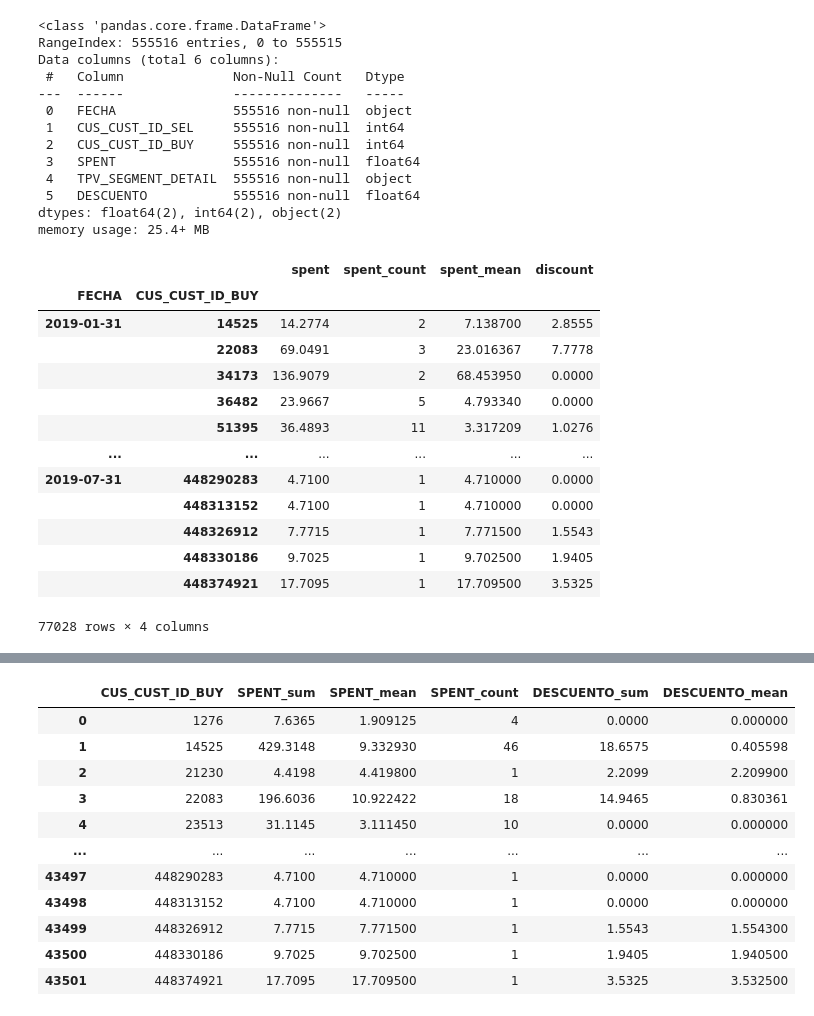
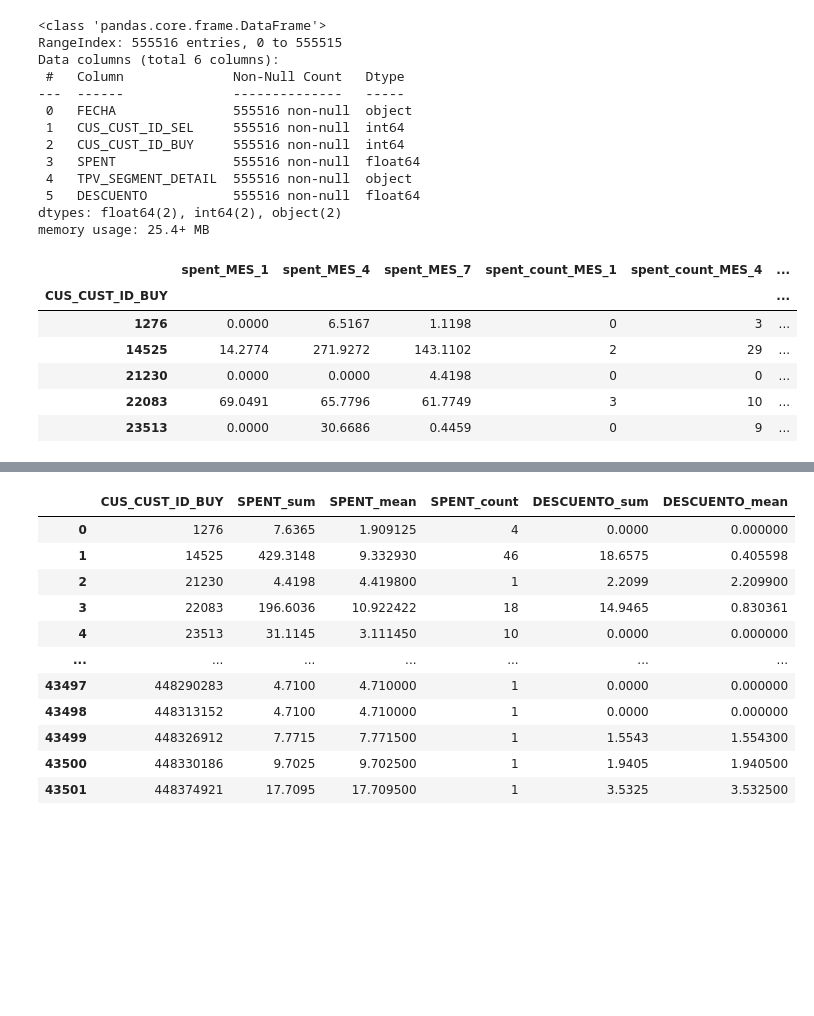
Before and after one commit to EmilianoLS/Data-Science, a Jupyter notebook: churn_model_meli/notebooks/churn_model.ipynb, the cells around one changed output, grey strips where cells are left out. Saved outputs shown, nothing was run; the diff lists cells and outputs as text; code cells hidden in the pictures; blank space fills up the shorter version.

```diff
--- a/churn_model_meli/notebooks/churn_model.ipynb
+++ b/churn_model_meli/notebooks/churn_model.ipynb
@@ -90,20 +90,3 @@ payments['FECHA'] = [datetime.datetime.strptime(x, '%Y-%m-%d') for x in payments
 # Por eso primero se dummiza el dataframe payments para que los distintos segmentos estén por columna
 
 payments = pd.get_dummies(payments, columns = ['TPV_SEGMENT_DETAIL'], prefix = ['segment'])
-# %%
-payments.groupby([pd.Grouper(key = 'FECHA', freq = '3M'), 'CUS_CUST_ID_BUY'], as_index = True).agg(spent = ('SPENT', 'sum'), spent_count = ('SPENT', 'count'), spent_mean = ('SPENT', 'mean'), discount = ('DESCUENTO','sum'))
-# %% [output]
-|  |  | spent | spent_count | spent_mean | discount |
-| FECHA | CUS_CUST_ID_BUY |  |  |  |  |
-| 2019-01-31 | 14525 | 14.2774 | 2 | 7.138700 | 2.8555 |
-|  | 22083 | 69.0491 | 3 | 23.016367 | 7.7778 |
-|  | 34173 | 136.9079 | 2 | 68.453950 | 0.0000 |
-|  | 36482 | 23.9667 | 5 | 4.793340 | 0.0000 |
-|  | 51395 | 36.4893 | 11 | 3.317209 | 1.0276 |
-| ... | ... | ... | ... | ... | ... |
-| 2019-07-31 | 448290283 | 4.7100 | 1 | 4.710000 | 0.0000 |
-|  | 448313152 | 4.7100 | 1 | 4.710000 | 0.0000 |
-|  | 448326912 | 7.7715 | 1 | 7.771500 | 1.5543 |
-|  | 448330186 | 9.7025 | 1 | 9.702500 | 1.9405 |
-|  | 448374921 | 17.7095 | 1 | 17.709500 | 3.5325 |
-77028 rows × 4 columns
@@ -110,20 +100,47 @@ payments.groupby([pd.Grouper(key = 'FECHA', freq = '3M'), 'CUS_CUST_ID_BUY'], as
 # %%
 # Funcion de agregacion por ventanas de tiempo
-payments_group_date = payments.groupby([pd.Grouper(key = 'FECHA', freq = '3M'), 'CUS_CUST_ID_BUY'], as_index = True).agg(spent = ('SPENT', 'sum'),
+payments_group_date = payments.groupby([pd.Grouper(key = 'FECHA', freq = '3M'), 'CUS_CUST_ID_BUY'], as_index = True).agg(segment_cellphone_recharge = ('SPENT', 'sum'),
                                                                                                                          spent_count = ('SPENT', 'count'),
                                                                                                                          spent_mean = ('SPENT', 'mean'),
                                                                                                                          discount = ('DESCUENTO','sum'),
                                                                                                                          discount_mean = ('DESCUENTO','mean'))
 payments_group_date = payments_group_date.reset_index()
+
+# Creo la variable mes como objeto para dummizar
 payments_group_date['MES'] = [str(x.month) for x in payments_group_date['FECHA']]
+
+# Variable util para automatizar la agregacion
 k = len(payments_group_date['MES'].unique())
+
+# Creo variables dummies
 payments_group_date = pd.get_dummies(payments_group_date, columns = ['MES'])
+
+# Obtengo los indices inicial y final de las columnas dummies porque despues se iran agregando nuevas
+# columnas en la medida que las multiplique por los features obtenidos anteriormente
 max_index = payments_group_date.shape[1] - 1
 low_index = max_index  + 1 - k
 
-payments_group_date
+# Lista de columnas a elminar una vez finalizado el proceso
+drop_cols = payments_group_date.columns[low_index:max_index + 1].values.tolist() + ['spent','spent_count','spent_mean','discount','discount_mean']
 
+# Loop que ira greando una nueva columna por cada feature y variable dummie existente.
+# La idea es que se multiplica la variable dummie por el valor de cada feature
 for col1 in payments_group_date.columns[2:low_index]:
     for col2 in payments_group_date.columns[low_index:max_index + 1]:
         col_name = col1 + '_' + col2
         payments_group_date[col_name] = payments_group_date[col2].multiply(payments_group_date[col1], axis = 'index')
+
+# Elimino columnas que ya no uso
+payments_group_date.drop(columns = drop_cols, axis = 1, inplace = True)
+
+# Group by customer y obtengo un registro unico por cada uno
+payments_group_date = payments_group_date.groupby('CUS_CUST_ID_BUY').sum()
+payments_group_date.head()
+# %% [output]
+|  | spent_MES_1 | spent_MES_4 | spent_MES_7 | spent_count_MES_1 | spent_count_MES_4 | ... |
+| CUS_CUST_ID_BUY |  |  |  |  |  | ... |
+| 1276 | 0.0000 | 6.5167 | 1.1198 | 0 | 3 | ... |
+| 14525 | 14.2774 | 271.9272 | 143.1102 | 2 | 29 | ... |
+| 21230 | 0.0000 | 0.0000 | 4.4198 | 0 | 0 | ... |
+| 22083 | 69.0491 | 65.7796 | 61.7749 | 3 | 10 | ... |
+| 23513 | 0.0000 | 30.6686 | 0.4459 | 0 | 9 | ... |
```
Also changed, not shown: parts of 5 cells of this notebook.
